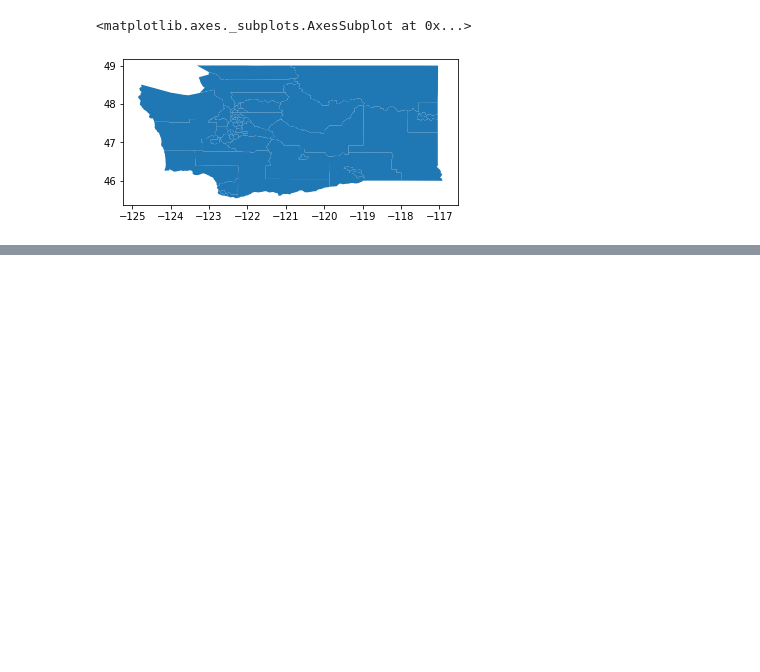
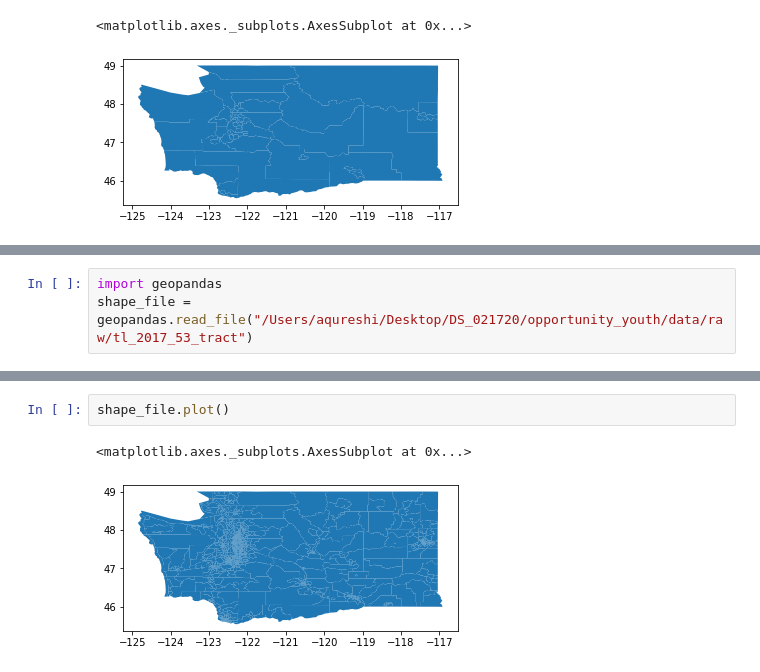
Before and after one commit to soledadmusella/opportunity_youth, a Jupyter notebook: notebooks/Anila.ipynb, the cells around one changed output, grey strips where cells are left out. Cells and saved outputs as stored; diff of their text form; blank space fills up the shorter version.

Commit message:
data added

```diff
--- a/notebooks/Anila.ipynb
+++ b/notebooks/Anila.ipynb
@@ -60,0 +72,3 @@ southkingcounty.plot(column=faas)
+# %%
+import geopandas
+shape_file = geopandas.read_file("/Users/aqureshi/Desktop/DS_021720/opportunity_youth/data/raw/tl_2017_53_tract")
@@ -60,0 +91,5 @@ southkingcounty.plot(column=faas)
+# %%
+shape_file.plot()
+# %% [output]
+<matplotlib.axes._subplots.AxesSubplot at 0x...>
+[figure, added]
```
Also changed, not shown: parts of 5 cells of this notebook, 8 other files.
